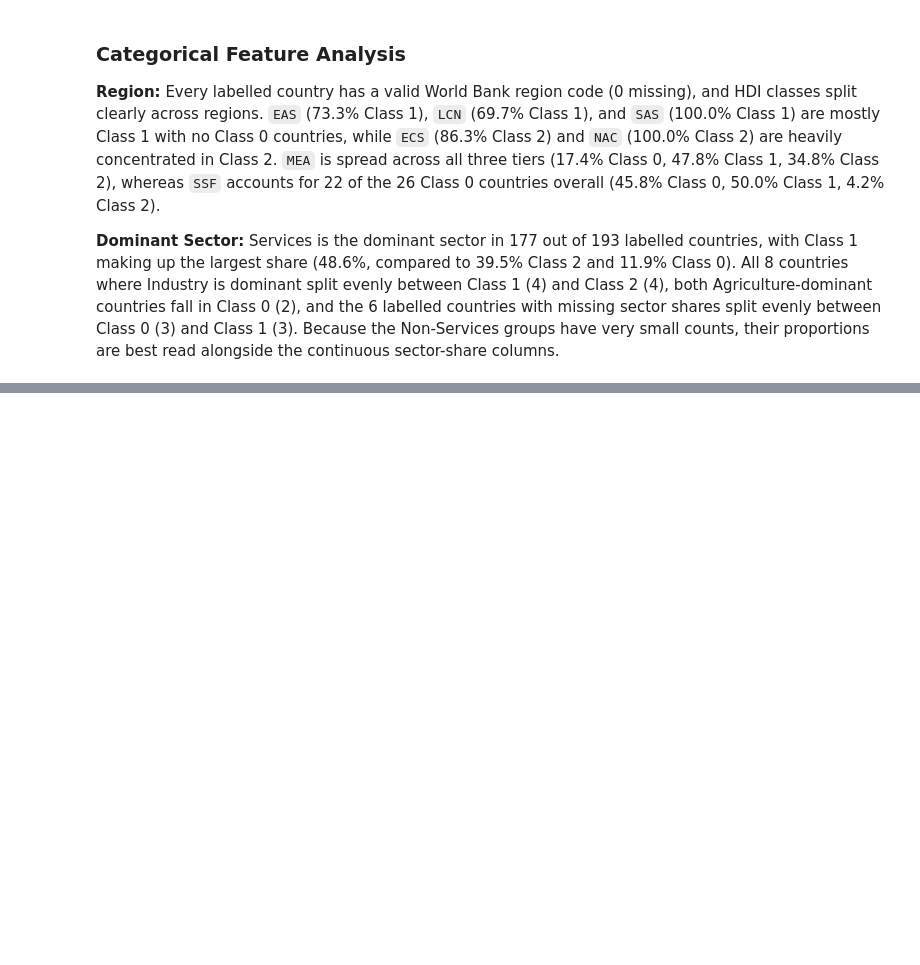
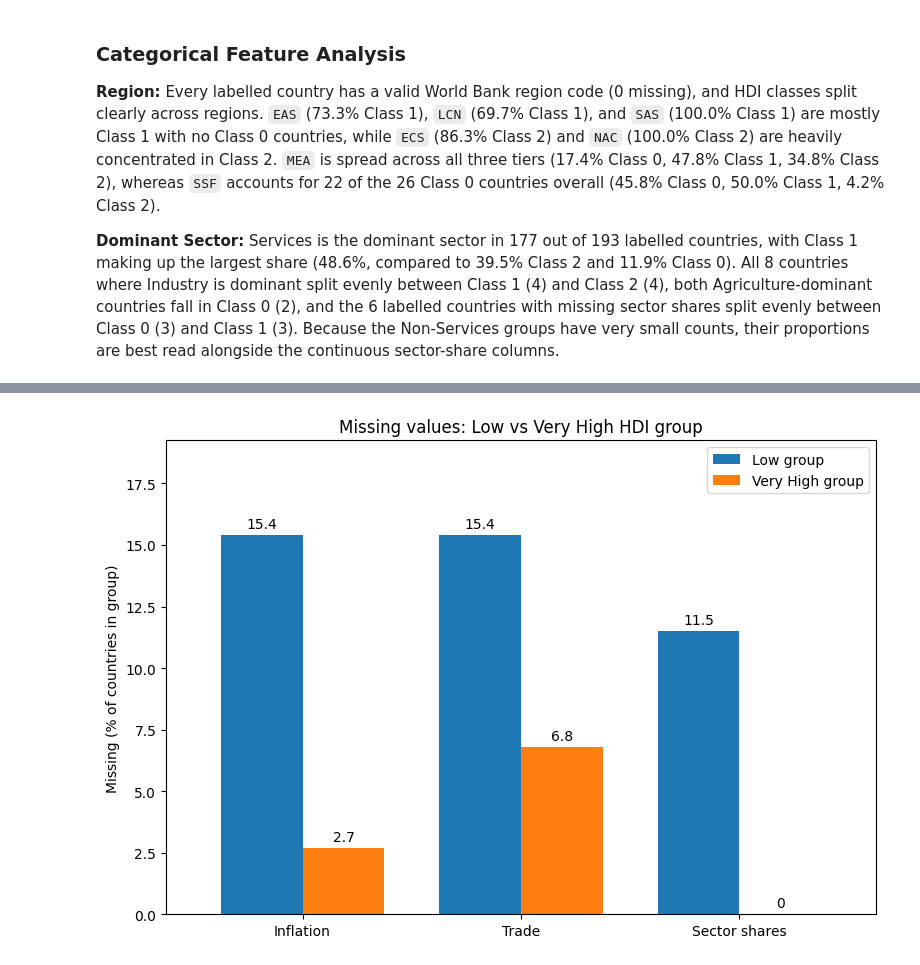
Before and after one commit to Soemon007/DS203_GroupProject, a Jupyter notebook: code/Exploratory_Data_Analysis.ipynb, the cells around one changed output, grey strips where cells are left out. Cells and saved outputs as stored; diff of their text form; code cells hidden in the pictures; blank space fills up the shorter version.

```diff
--- a/code/Exploratory_Data_Analysis.ipynb
+++ b/code/Exploratory_Data_Analysis.ipynb
@@ -348,0 +391,22 @@ Name: count, dtype: int64
+# %%
+# Missing-value rate in the Low vs Very High group
+
+rows = {'Inflation': 'Inflation_consumer_prices',
+        'Trade': 'Trade',
+        'Sector shares': 'Agriculture'}
+gap = missing_by_class.loc[list(rows.values()), [0.0, 2.0]]
+gap.index = list(rows.keys())
+gap.columns = ['Low group', 'Very High group']
+
+ax = gap.plot(kind='bar', figsize=(8, 5.5), width=0.75, rot=0)
+for container in ax.containers:
+    ax.bar_label(container, padding=3)
+
+ax.set_ylabel('Missing (% of countries in group)')
+ax.set_title('Missing values: Low vs Very High HDI group')
+ax.set_ylim(0, gap.values.max() * 1.25)
+plt.tight_layout()
+plt.savefig('../deliverables/report/figures/missing_low_vs_veryhigh.png', dpi=200)
+plt.show()
+# %% [output]
+[figure, added]
```
Also changed, not shown: parts of 5 cells of this notebook.
